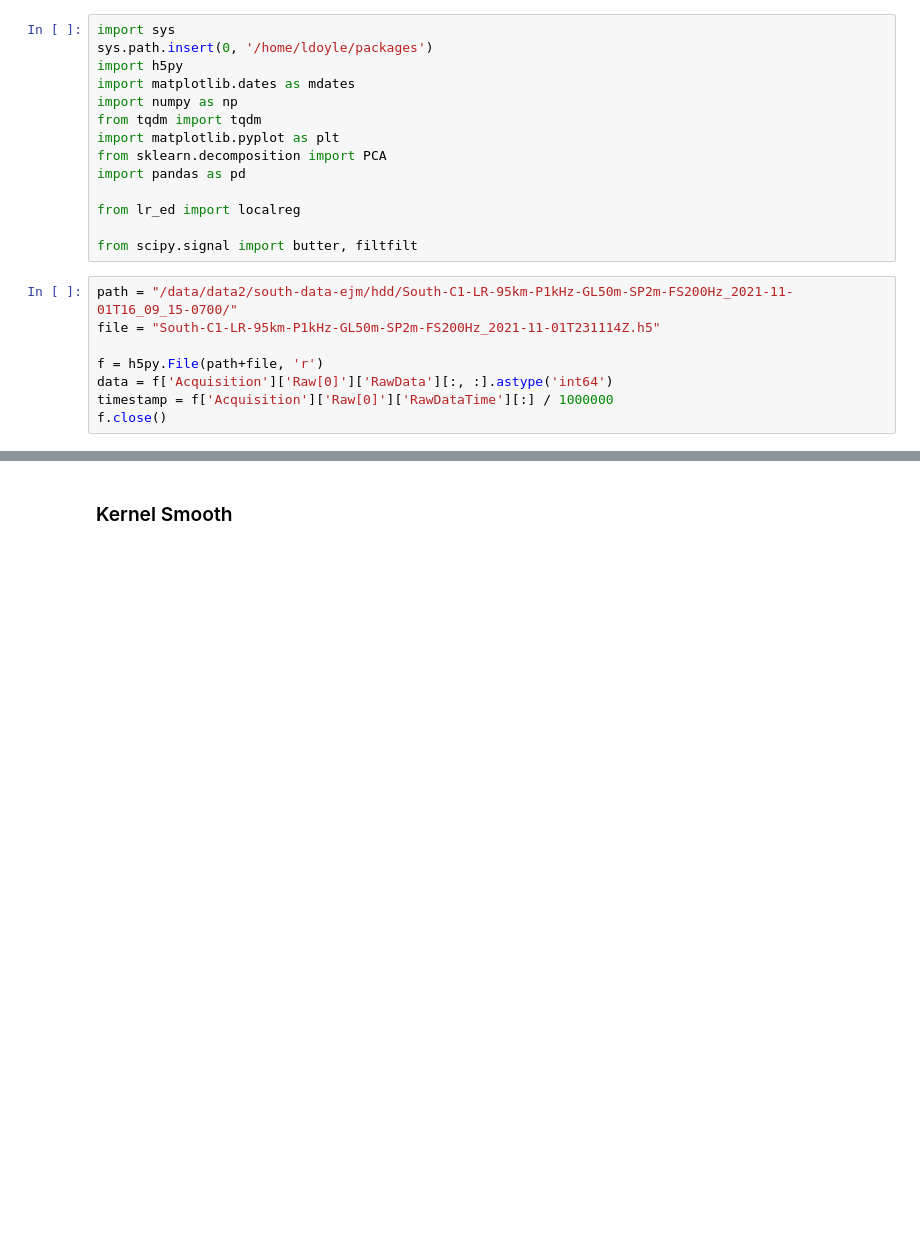
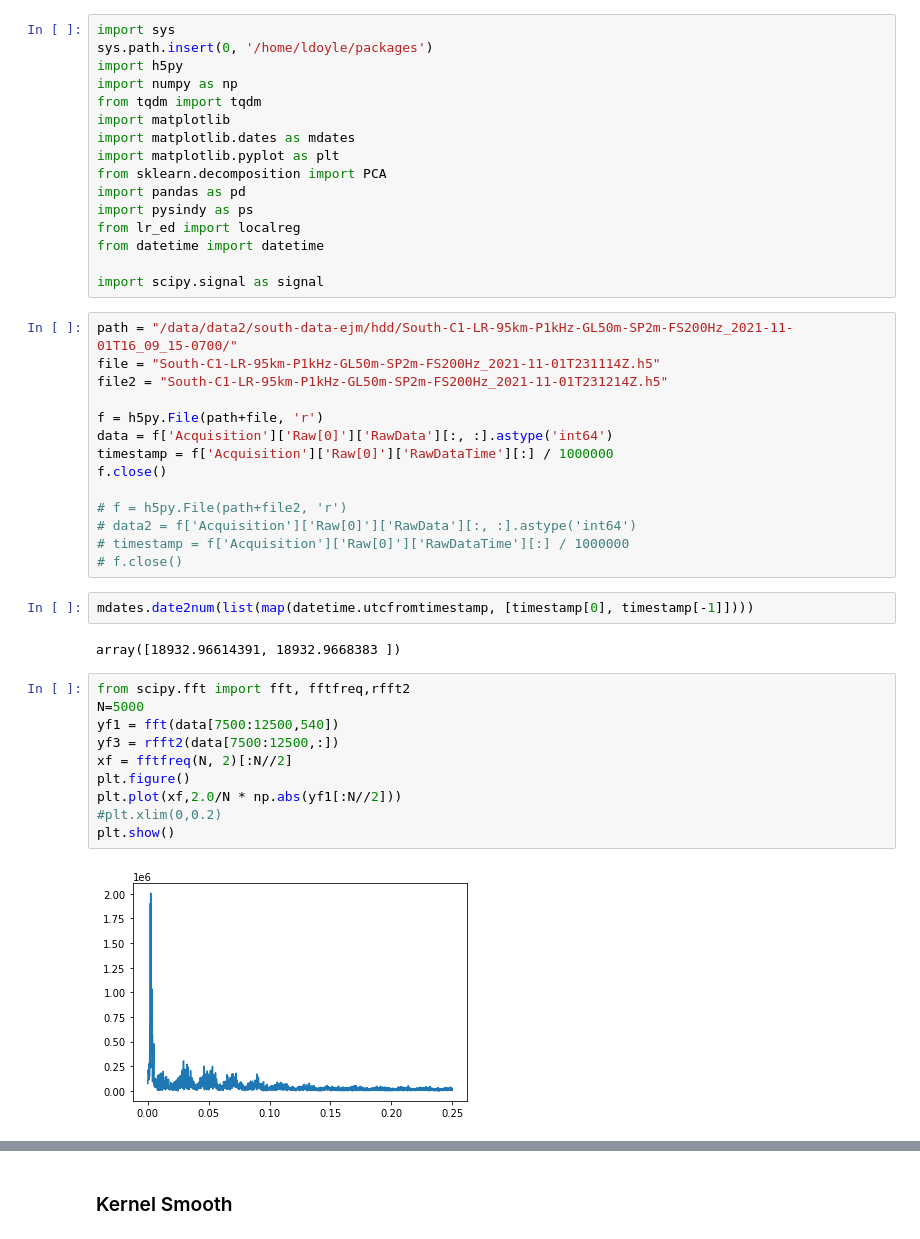
Before and after one commit to Laurd11/sindy-das-new, a Jupyter notebook: NovSindy.ipynb, the cells around one changed output, grey strips where cells are left out. Cells and saved outputs as stored; diff of their text form; blank space fills up the shorter version.

```diff
--- a/NovSindy.ipynb
+++ b/NovSindy.ipynb
@@ -2,21 +2,45 @@
 import sys
 sys.path.insert(0, '/home/ldoyle/packages')
 import h5py
-import matplotlib.dates as mdates
 import numpy as np
 from tqdm import tqdm
+import matplotlib
+import matplotlib.dates as mdates
 import matplotlib.pyplot as plt
 from sklearn.decomposition import PCA
 import pandas as pd
+import pysindy as ps
+from lr_ed import localreg
+from datetime import datetime
 
-from lr_ed import localreg
-
-from scipy.signal import butter, filtfilt
+import scipy.signal as signal
 # %%
 path = "/data/data2/south-data-ejm/hdd/South-C1-LR-95km-P1kHz-GL50m-SP2m-FS200Hz_2021-11-01T16_09_15-0700/"
 file = "South-C1-LR-95km-P1kHz-GL50m-SP2m-FS200Hz_2021-11-01T231114Z.h5"
+file2 = "South-C1-LR-95km-P1kHz-GL50m-SP2m-FS200Hz_2021-11-01T231214Z.h5"
 
 f = h5py.File(path+file, 'r')
 data = f['Acquisition']['Raw[0]']['RawData'][:, :].astype('int64')
 timestamp = f['Acquisition']['Raw[0]']['RawDataTime'][:] / 1000000
 f.close()
+
+# f = h5py.File(path+file2, 'r')
+# data2 = f['Acquisition']['Raw[0]']['RawData'][:, :].astype('int64')
+# timestamp = f['Acquisition']['Raw[0]']['RawDataTime'][:] / 1000000
+# f.close()
+# %%
+mdates.date2num(list(map(datetime.utcfromtimestamp, [timestamp[0], timestamp[-1]])))
+# %% [output]
+array([18932.96614391, 18932.9668383 ])
+# %%
+from scipy.fft import fft, fftfreq,rfft2
+N=5000
+yf1 = fft(data[7500:12500,540])
+yf3 = rfft2(data[7500:12500,:])
+xf = fftfreq(N, 2)[:N//2]
+plt.figure()
+plt.plot(xf,2.0/N * np.abs(yf1[:N//2]))
+#plt.xlim(0,0.2)
+plt.show()
+# %% [output]
+[figure, added]
```
Also changed, not shown: parts of 45 cells of this notebook, 1 other file.
